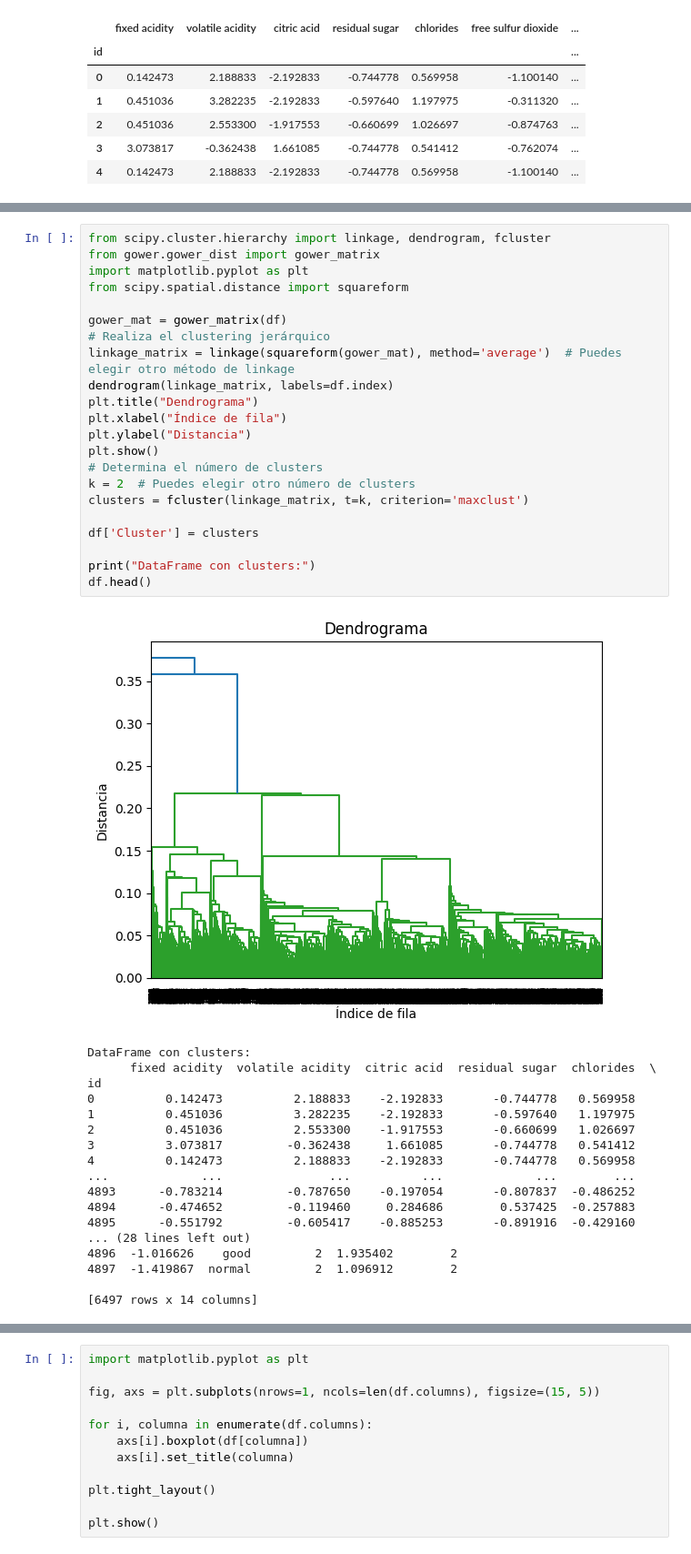
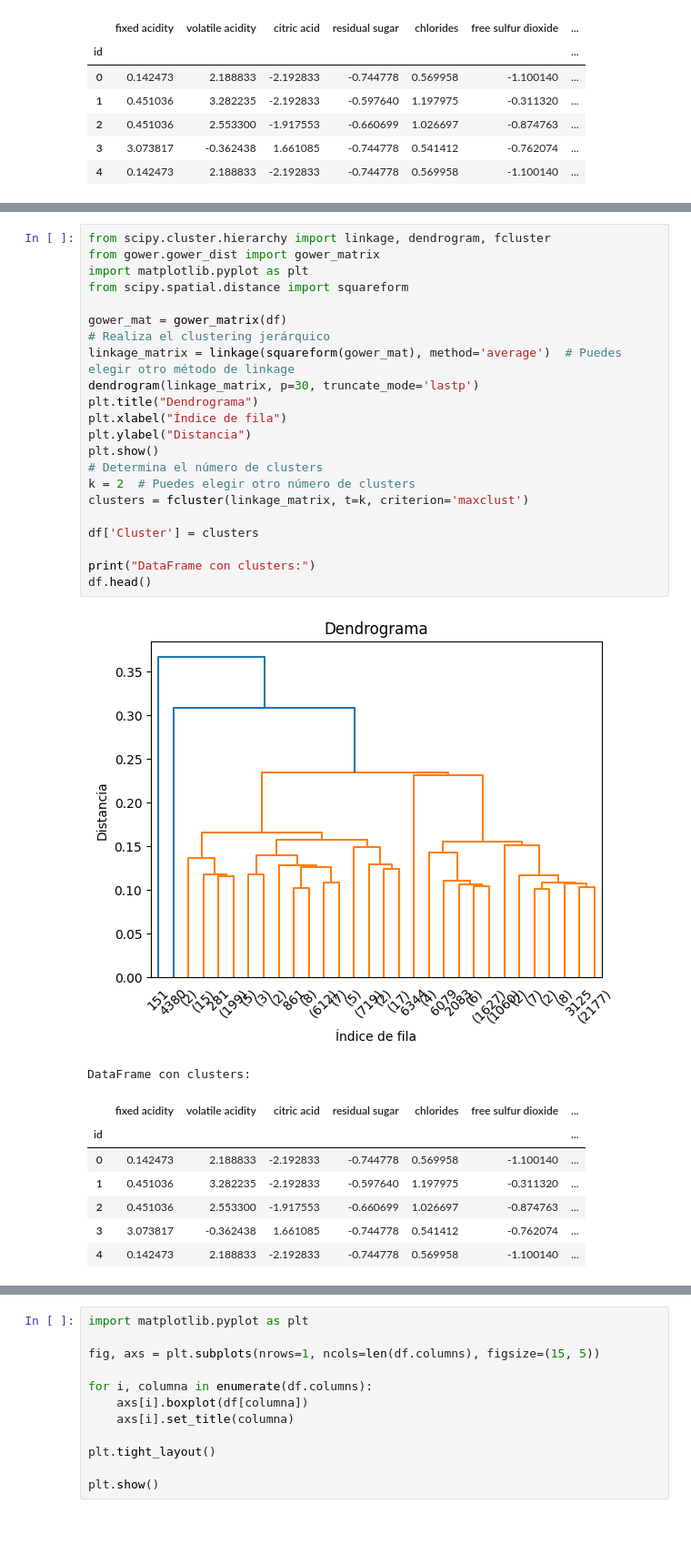
Before and after one commit to Alf-caput/LAB04_Regresion_y_agrupamiento, a Jupyter notebook: LAB04 Regresion_y_agrupamientov2_colab.ipynb, the cells around one changed output, grey strips where cells are left out. Shown: that part at 91% size. Cells and saved outputs as stored; diff of their text form; blank space fills up the shorter version.

```diff
--- a/LAB04 Regresion_y_agrupamientov2_colab.ipynb
+++ b/LAB04 Regresion_y_agrupamientov2_colab.ipynb
@@ -170,41 +162,32 @@ ValueError: Linkage matrix 'Z' must have shape=2 (i.e. be two-dimensional).
 # %%
 from scipy.cluster.hierarchy import linkage, dendrogram, fcluster
 from gower.gower_dist import gower_matrix
 import matplotlib.pyplot as plt
 from scipy.spatial.distance import squareform
 
 gower_mat = gower_matrix(df)
 # Realiza el clustering jerárquico
 linkage_matrix = linkage(squareform(gower_mat), method='average')  # Puedes elegir otro método de linkage
-dendrogram(linkage_matrix, labels=df.index)
+dendrogram(linkage_matrix, p=30, truncate_mode='lastp')
 plt.title("Dendrograma")
 plt.xlabel("Índice de fila")
 plt.ylabel("Distancia")
 plt.show()
 # Determina el número de clusters
 k = 2  # Puedes elegir otro número de clusters
 clusters = fcluster(linkage_matrix, t=k, criterion='maxclust')
 
 df['Cluster'] = clusters
 
 print("DataFrame con clusters:")
 df.head()
 # %% [output]
-[figure, old version]
+[figure, new version]
 DataFrame con clusters:
-      fixed acidity  volatile acidity  citric acid  residual sugar  chlorides  \
-id
-0          0.142473          2.188833    -2.192833       -0.744778   0.569958
-1          0.451036          3.282235    -2.192833       -0.597640   1.197975
-2          0.451036          2.553300    -1.917553       -0.660699   1.026697
-3          3.073817         -0.362438     1.661085       -0.744778   0.541412
-4          0.142473          2.188833    -2.192833       -0.744778   0.569958
-...             ...               ...          ...             ...        ...
-4893      -0.783214         -0.787650    -0.197054       -0.807837  -0.486252
-4894      -0.474652         -0.119460     0.284686        0.537425  -0.257883
-4895      -0.551792         -0.605417    -0.885253       -0.891916  -0.429160
-... (28 lines left out)
-4896  -1.016626    good         2  1.935402        2
-4897  -1.419867  normal         2  1.096912        2
-
-[6497 rows x 14 columns]
+|  | fixed acidity | volatile acidity | citric acid | residual sugar | chlorides | free sulfur dioxide | ... |
+| id |  |  |  |  |  |  | ... |
+| 0 | 0.142473 | 2.188833 | -2.192833 | -0.744778 | 0.569958 | -1.100140 | ... |
+| 1 | 0.451036 | 3.282235 | -2.192833 | -0.597640 | 1.197975 | -0.311320 | ... |
+| 2 | 0.451036 | 2.553300 | -1.917553 | -0.660699 | 1.026697 | -0.874763 | ... |
+| 3 | 3.073817 | -0.362438 | 1.661085 | -0.744778 | 0.541412 | -0.762074 | ... |
+| 4 | 0.142473 | 2.188833 | -2.192833 | -0.744778 | 0.569958 | -1.100140 | ... |
```
Also changed, not shown: parts of 10 cells of this notebook.
